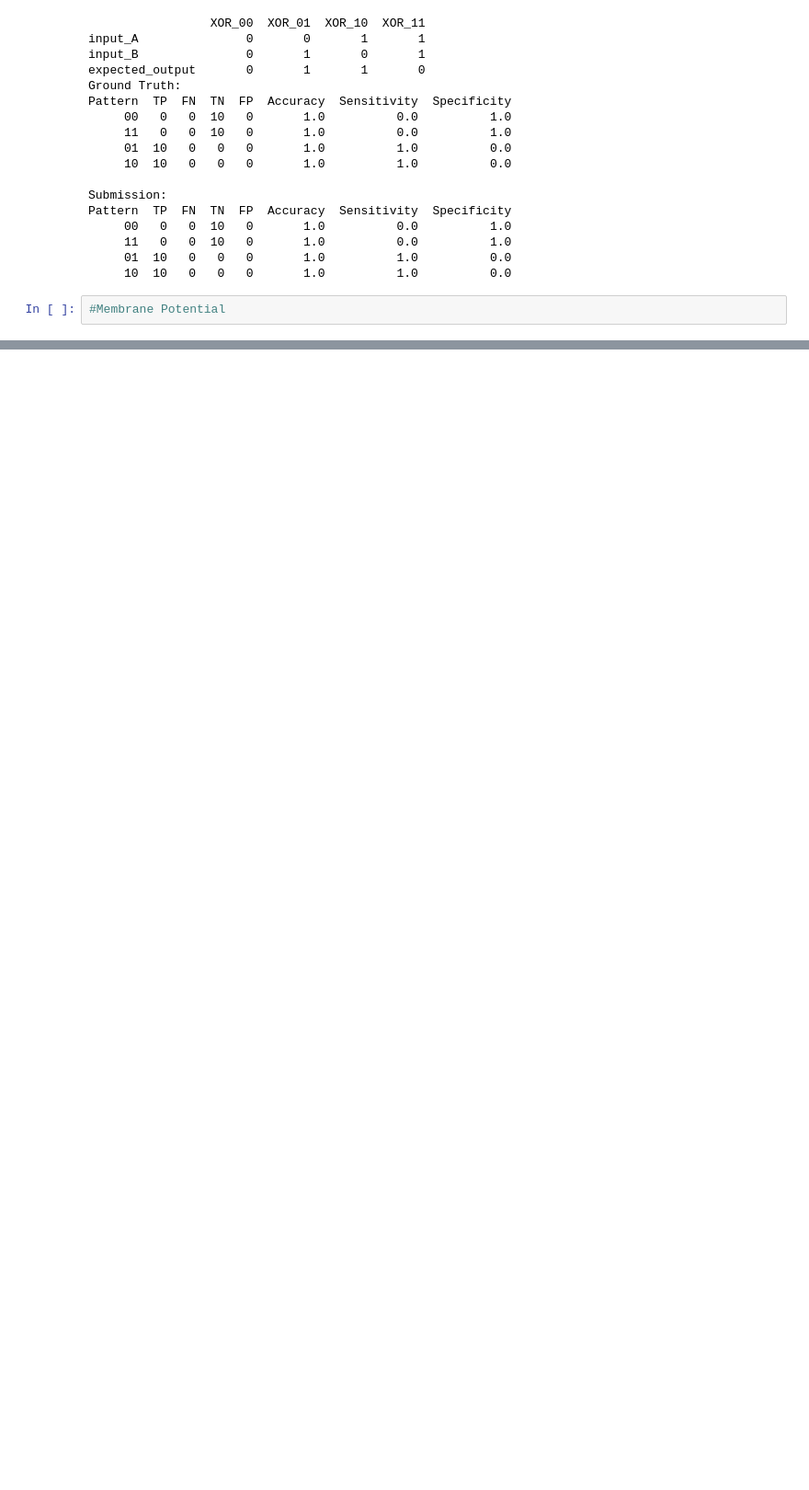
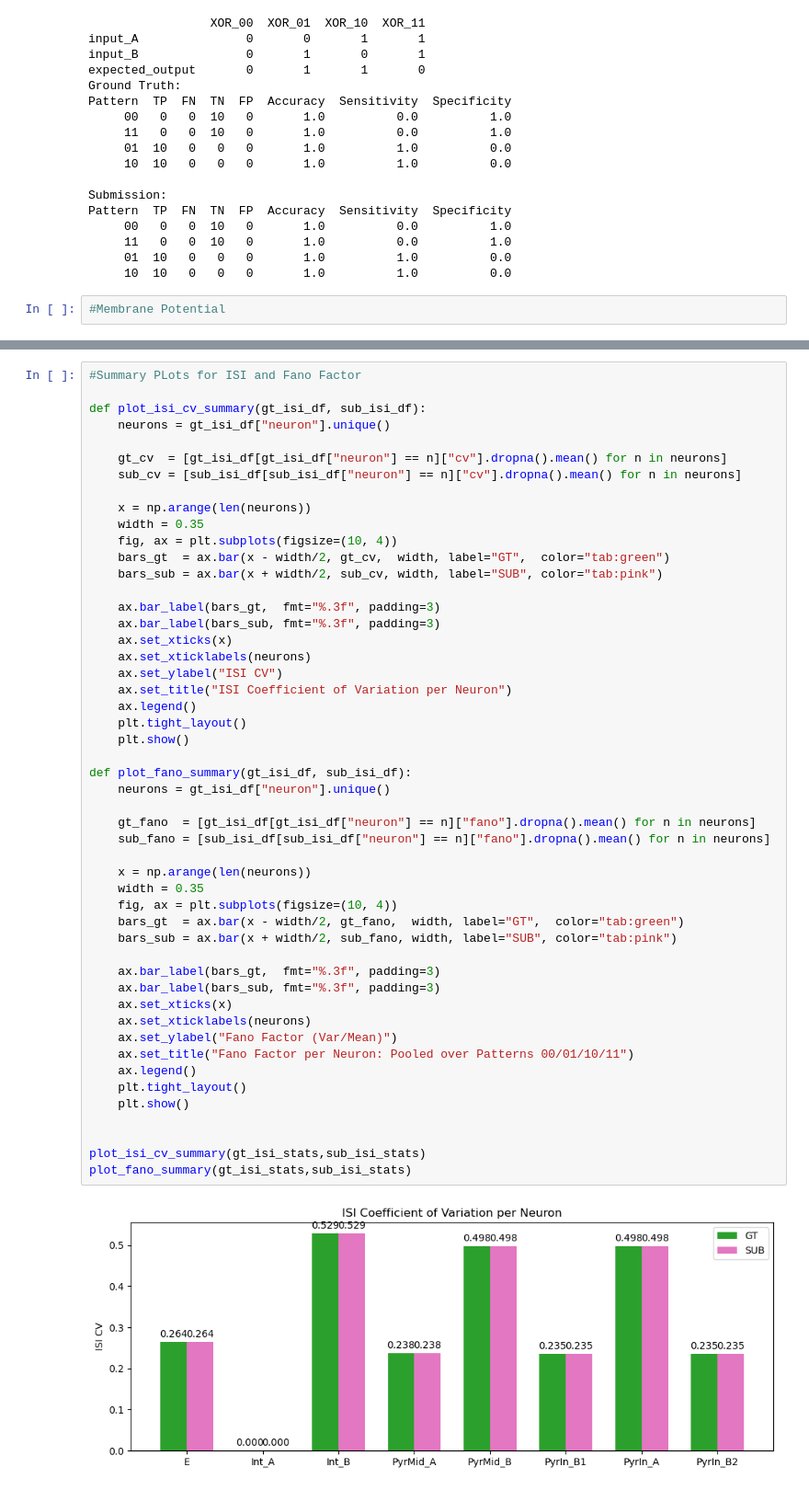
Before and after one commit to Nippani-Meghana/CCF_Metrics, a Jupyter notebook: in_domain_metrics.ipynb, the cells around one changed output, grey strips where cells are left out. Shown at 92% size. Drawn from its saved outputs; the diff is of its cells as text; blank space fills up the shorter version.

```diff
--- a/in_domain_metrics.ipynb
+++ b/in_domain_metrics.ipynb
@@ -256,0 +360,52 @@ print(rows)
+# %%
+#Summary PLots for ISI and Fano Factor
+
+def plot_isi_cv_summary(gt_isi_df, sub_isi_df):
+    neurons = gt_isi_df["neuron"].unique()
+
+    gt_cv  = [gt_isi_df[gt_isi_df["neuron"] == n]["cv"].dropna().mean() for n in neurons]
+    sub_cv = [sub_isi_df[sub_isi_df["neuron"] == n]["cv"].dropna().mean() for n in neurons]
+
+    x = np.arange(len(neurons))
+    width = 0.35
+    fig, ax = plt.subplots(figsize=(10, 4))
+    bars_gt  = ax.bar(x - width/2, gt_cv,  width, label="GT",  color="tab:green")
+    bars_sub = ax.bar(x + width/2, sub_cv, width, label="SUB", color="tab:pink")
+
+    ax.bar_label(bars_gt,  fmt="%.3f", padding=3)
+    ax.bar_label(bars_sub, fmt="%.3f", padding=3)
+    ax.set_xticks(x)
+    ax.set_xticklabels(neurons)
+    ax.set_ylabel("ISI CV")
+    ax.set_title("ISI Coefficient of Variation per Neuron")
+    ax.legend()
+    plt.tight_layout()
+    plt.show()
+
+def plot_fano_summary(gt_isi_df, sub_isi_df):
+    neurons = gt_isi_df["neuron"].unique()
+
+    gt_fano  = [gt_isi_df[gt_isi_df["neuron"] == n]["fano"].dropna().mean() for n in neurons]
+    sub_fano = [sub_isi_df[sub_isi_df["neuron"] == n]["fano"].dropna().mean() for n in neurons]
+
+    x = np.arange(len(neurons))
+    width = 0.35
+    fig, ax = plt.subplots(figsize=(10, 4))
+    bars_gt  = ax.bar(x - width/2, gt_fano,  width, label="GT",  color="tab:green")
+    bars_sub = ax.bar(x + width/2, sub_fano, width, label="SUB", color="tab:pink")
+
+    ax.bar_label(bars_gt,  fmt="%.3f", padding=3)
+    ax.bar_label(bars_sub, fmt="%.3f", padding=3)
+    ax.set_xticks(x)
+    ax.set_xticklabels(neurons)
+    ax.set_ylabel("Fano Factor (Var/Mean)")
+    ax.set_title("Fano Factor per Neuron: Pooled over Patterns 00/01/10/11")
+    ax.legend()
+    plt.tight_layout()
+    plt.show()
+
+
+plot_isi_cv_summary(gt_isi_stats,sub_isi_stats)
+plot_fano_summary(gt_isi_stats,sub_isi_stats)
+# %% [output]
+[figure, added]
```
Also changed, not shown: parts of 2 cells of this notebook.
